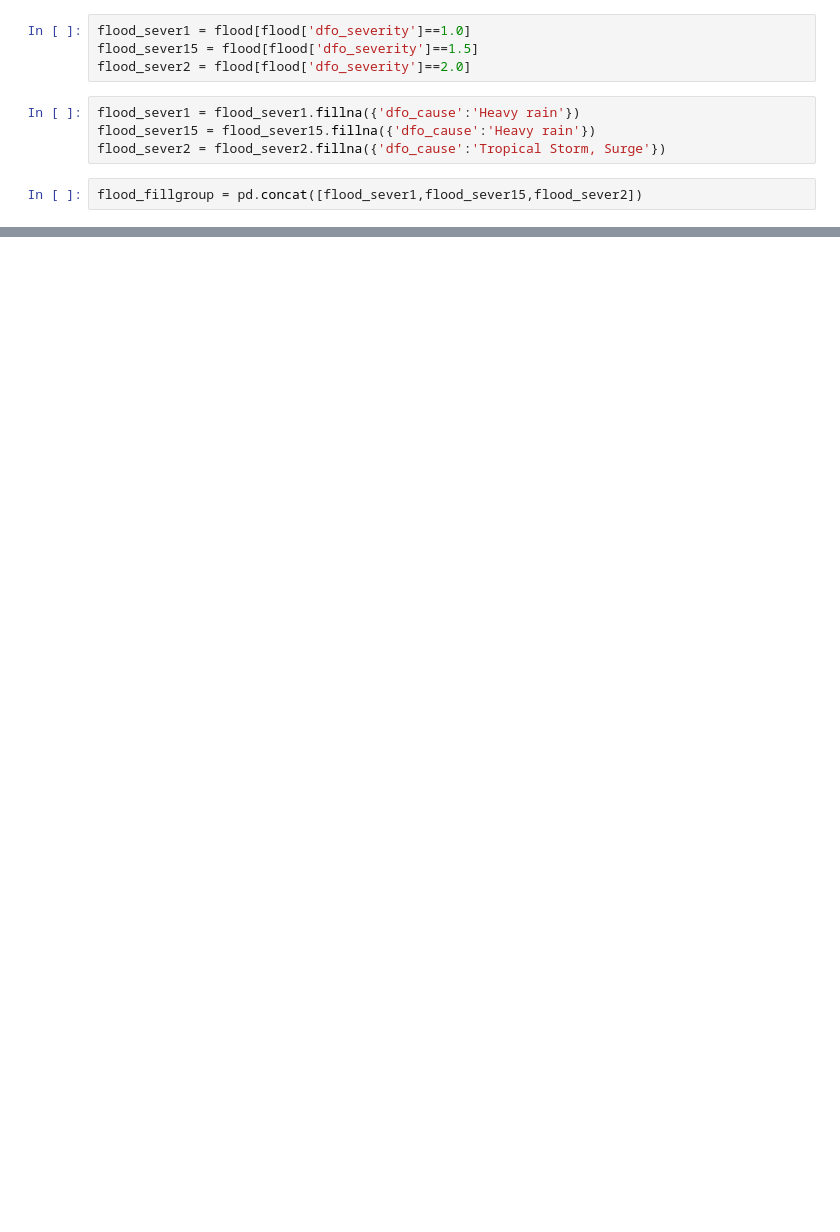
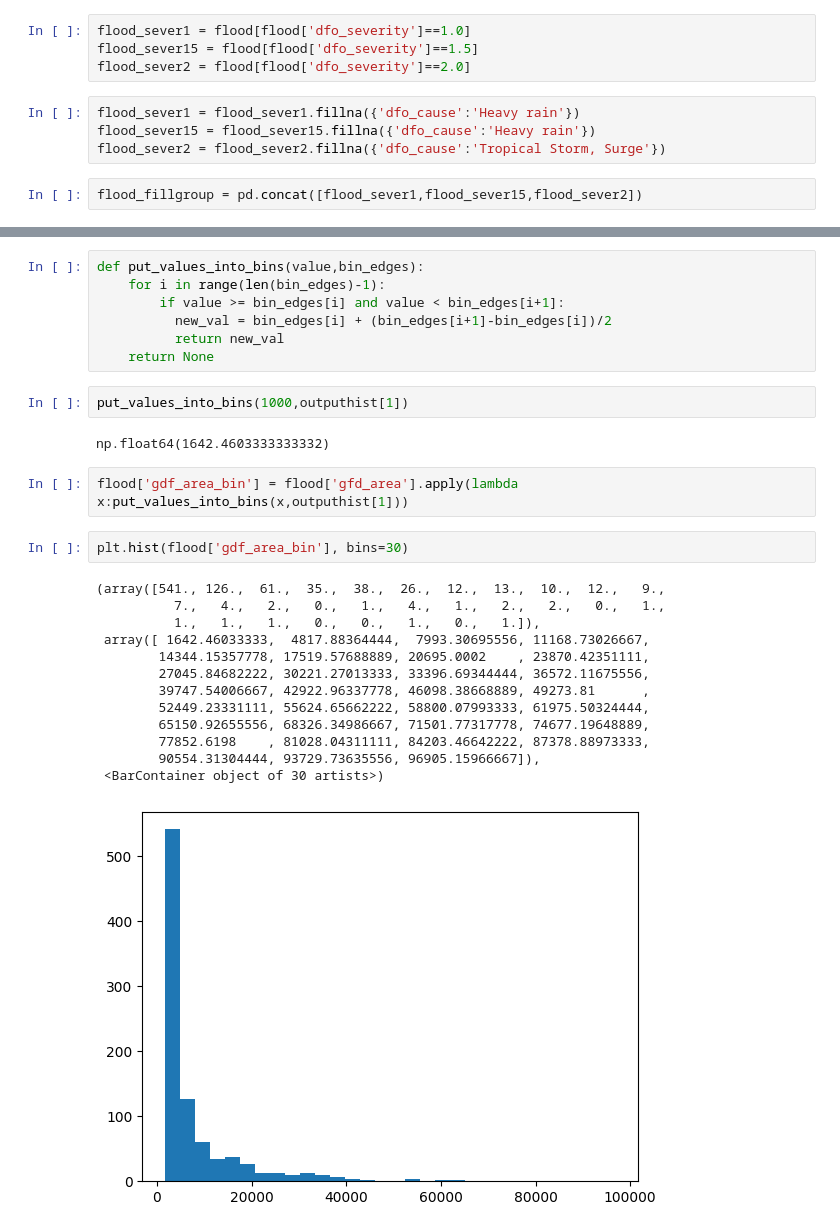
Before and after one commit to owepper/BSC_DPDM2025, a Jupyter notebook: Ch3_Data_Preprocessing.ipynb, the cells around one changed output, grey strips where cells are left out. Cells and saved outputs as stored; diff of their text form; blank space fills up the shorter version.

```diff
--- a/Ch3_Data_Preprocessing.ipynb
+++ b/Ch3_Data_Preprocessing.ipynb
@@ -235,0 +156,29 @@ dtype: int64
+# %%
+def put_values_into_bins(value,bin_edges):
+    for i in range(len(bin_edges)-1):
+        if value >= bin_edges[i] and value < bin_edges[i+1]:
+          new_val = bin_edges[i] + (bin_edges[i+1]-bin_edges[i])/2
+          return new_val
+    return None
+# %%
+put_values_into_bins(1000,outputhist[1])
+# %% [output]
+np.float64(1642.4603333333332)
+# %%
+flood['gdf_area_bin'] = flood['gfd_area'].apply(lambda x:put_values_into_bins(x,outputhist[1]))
+# %%
+plt.hist(flood['gdf_area_bin'], bins=30)
+# %% [output]
+(array([541., 126.,  61.,  35.,  38.,  26.,  12.,  13.,  10.,  12.,   9.,
+          7.,   4.,   2.,   0.,   1.,   4.,   1.,   2.,   2.,   0.,   1.,
+          1.,   1.,   1.,   0.,   0.,   1.,   0.,   1.]),
+ array([ 1642.46033333,  4817.88364444,  7993.30695556, 11168.73026667,
+        14344.15357778, 17519.57688889, 20695.0002    , 23870.42351111,
+        27045.84682222, 30221.27013333, 33396.69344444, 36572.11675556,
+        39747.54006667, 42922.96337778, 46098.38668889, 49273.81      ,
+        52449.23331111, 55624.65662222, 58800.07993333, 61975.50324444,
+        65150.92655556, 68326.34986667, 71501.77317778, 74677.19648889,
+        77852.6198    , 81028.04311111, 84203.46642222, 87378.88973333,
+        90554.31304444, 93729.73635556, 96905.15966667]),
+ <BarContainer object of 30 artists>)
+[figure, added]
```
Also changed, not shown: parts of 38 cells of this notebook.
